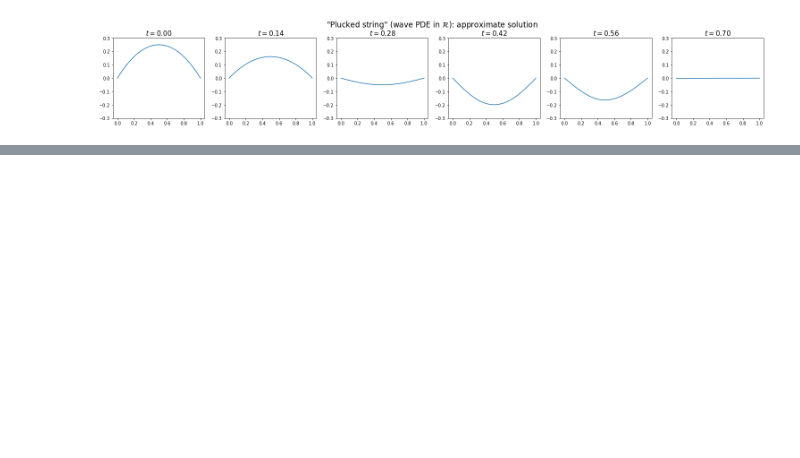
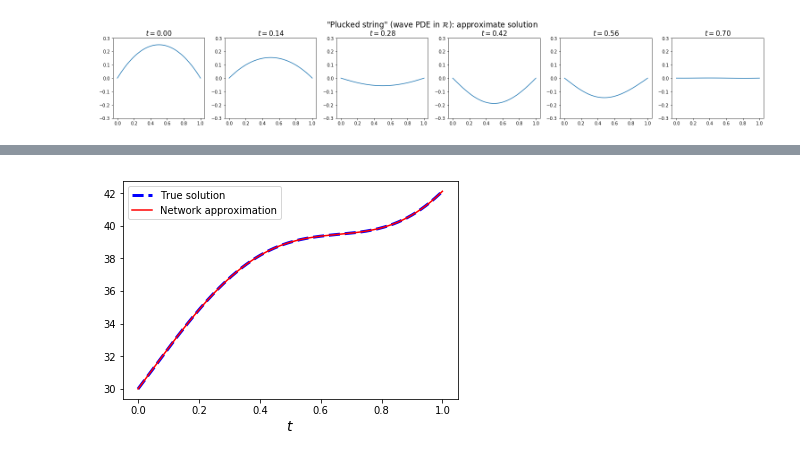
Before and after one commit to analysiscenter/batchflow, a Jupyter notebook: examples/tutorials/09_solving_PDE_with_NN.ipynb, the cells around one changed output, grey strips where cells are left out. Saved outputs shown, nothing was run; the diff lists cells and outputs as text; code cells hidden in the pictures; blank space fills up the shorter version.

```diff
--- a/examples/tutorials/09_solving_PDE_with_NN.ipynb
+++ b/examples/tutorials/09_solving_PDE_with_NN.ipynb
@@ -497,0 +559,16 @@ fig.show()
+# %%
+# fetch trained model
+dg = pipeline_ds.get_model_by_name('DG')
+# %%
+# plot real solution and network approximation
+sol = lambda t: (15 + np.sin(5*t)) * (2 + t)
+pts = np.linspace(0, 1, 200).reshape(-1, 1)
+approxs = dg.predict(feed_dict={'points': pts})
+true = [sol(t[0]) for t in pts]
+plt.plot(pts, true, 'b--', linewidth=3, label='True solution')
+plt.plot(pts, approxs, 'r', label='Network approximation')
+plt.xlabel(r'$t$', fontdict={'fontsize': 14})
+plt.legend()
+plt.show()
+# %% [output]
+[figure, added]
```
Also changed, not shown: parts of 19 cells of this notebook, 1 other file.
